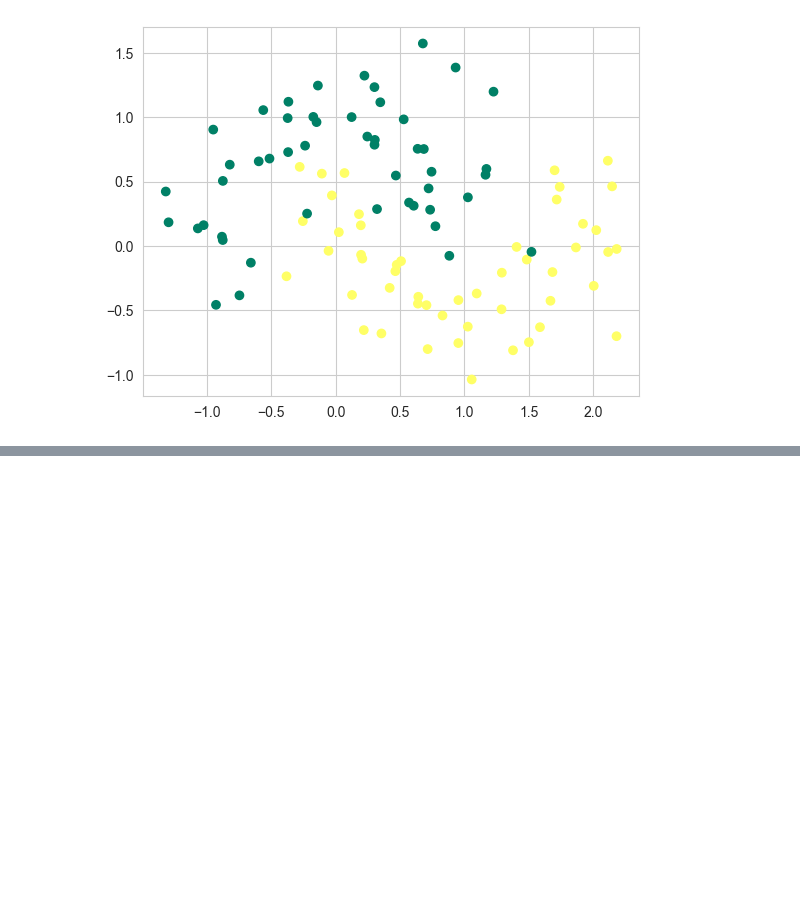
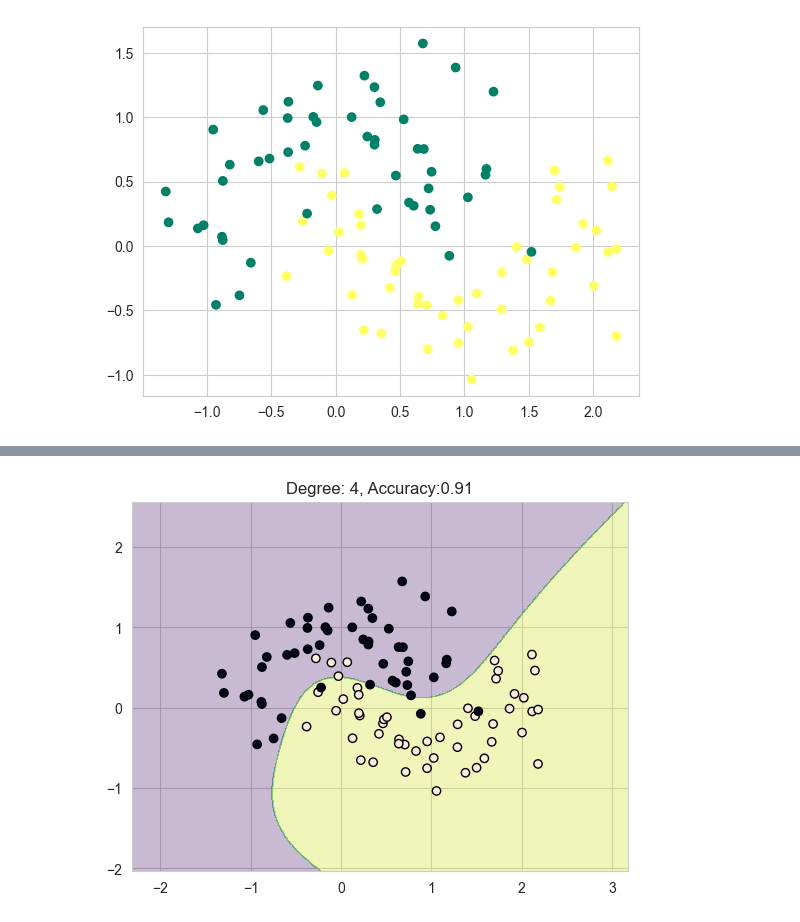
Before and after one commit to jhasan2026/MachineTrain_Lab, a Jupyter notebook: 6_Model/1_Supervised_Learning/3_Logistic_Regression/2_Using_Gradient_Descent/3_Polynomial_Classifier/1_Polynomial_Classification.ipynb, the cells around one changed output, grey strips where cells are left out. Saved outputs shown, nothing was run; the diff lists cells and outputs as text; code cells hidden in the pictures; blank space fills up the shorter version.

```diff
--- a/6_Model/1_Supervised_Learning/3_Logistic_Regression/2_Using_Gradient_Descent/3_Polynomial_Classifier/1_Polynomial_Classification.ipynb
+++ b/6_Model/1_Supervised_Learning/3_Logistic_Regression/2_Using_Gradient_Descent/3_Polynomial_Classifier/1_Polynomial_Classification.ipynb
@@ -47,0 +117,4 @@ plot_decision_regions(X.values, y.values.astype("int"), lr, legend=2)
+# %%
+nonLinearDecisionBoundary(X, y, degree=4)
+# %% [output]
+[figure, added]
```
Also changed, not shown: parts of 11 cells of this notebook, 24 other files.
